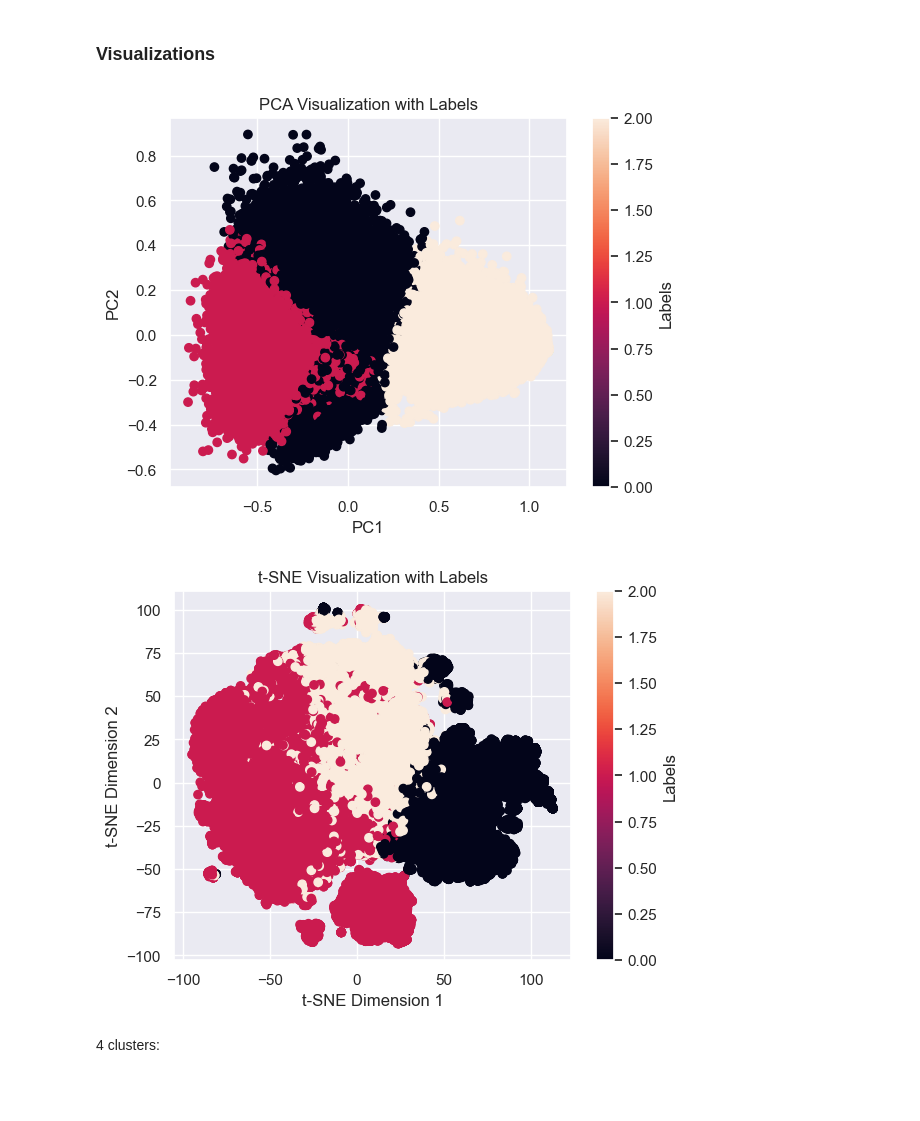
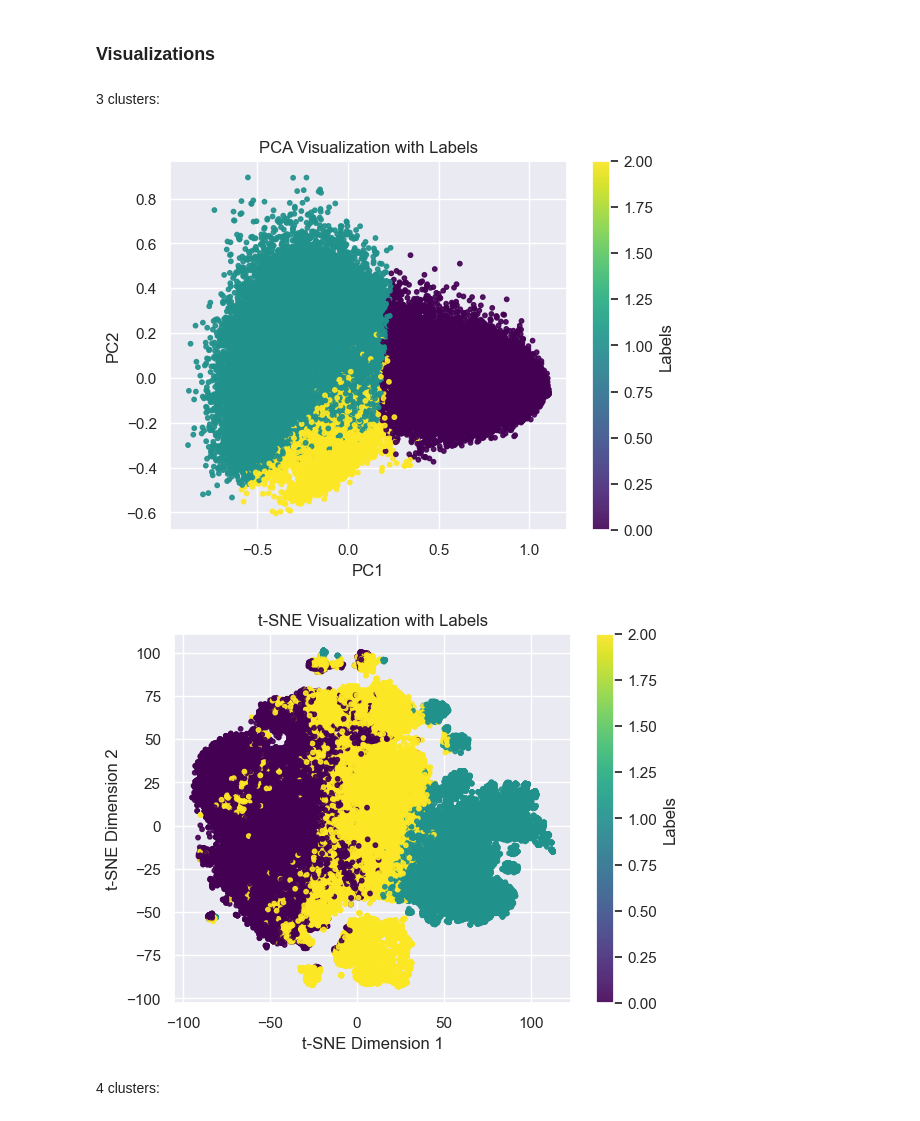
Before and after one commit to tomaszzywicki/Soccer-matches-data-analysis, a Jupyter notebook: code/KM3/models.ipynb, the cells around one changed output. Drawn from its saved outputs; the diff is of its cells as text; code cells hidden in the pictures; blank space fills up the shorter version.

Commit message:
improve plots

```diff
--- a/code/KM3/models.ipynb
+++ b/code/KM3/models.ipynb
@@ -21,16 +21,16 @@ from sklearn.metrics import davies_bouldin_score
 # %%
 df = pd.read_csv("../../data/after_fe_data.csv")
 # %%
-def visualize_pca_dataset_labels(dataframe, labels):
-    # Perform PCA on the dataframe
+def visualize_pca_dataset_labels(dataframe, labels, highlight=[], alpha=0.9, s=10, cmap='viridis'):
     pca = PCA(n_components=2)
     pca_data = pca.fit_transform(dataframe)
-    print(pca_data.shape)
-    print(pca_data[:, 0].shape)
-    print(pca_data[:, 1].shape)
 
-    # Create a scatter plot of the PCA data with labels as colors
-    plt.scatter(pca_data[:, 0], pca_data[:, 1], c=labels)
+    if highlight:
+        alphas = [0 if label not in highlight else alpha for label in labels]
+    else:
+        alphas = alpha
+
+    plt.scatter(pca_data[:, 0], pca_data[:, 1], c=labels, alpha=alphas, cmap=cmap, s=s)
     plt.xlabel('PC1')
     plt.ylabel('PC2')
     plt.title('PCA Visualization with Labels')
@@ -38,13 +38,11 @@ def visualize_pca_dataset_labels(dataframe, labels):
     plt.show()
 
 
-def visualize_tsne_dataset_labels(dataframe, labels):
-    # Perform t-SNE on the dataframe
+def visualize_tsne_dataset_labels(dataframe, labels, alpha=0.9, s=10, cmap='viridis'):
     tsne = TSNE(n_components=2, random_state=0)
     tsne_data = tsne.fit_transform(dataframe)
 
-    # Create a scatter plot of the t-SNE data with labels as colors
-    plt.scatter(tsne_data[:, 0], tsne_data[:, 1], c=labels)
+    plt.scatter(tsne_data[:, 0], tsne_data[:, 1], c=labels, alpha=alpha, cmap=cmap, s=s)
     plt.xlabel('t-SNE Dimension 1')
     plt.ylabel('t-SNE Dimension 2')
     plt.title('t-SNE Visualization with Labels')
@@ -88,8 +86,8 @@ metrics_plots(df, 6)
 # %% [markdown]
 ### Implementing kmeans for 3 and 4 clusters
 # %%
-kmeans = KMeans(3, random_state=0)
-kmeans.fit(df)
+kmeans_3 = KMeans(3, random_state=0)
+kmeans_3.fit(df)
 # %% [output]
 KMeans(n_clusters=3, random_state=0)
 # %%
@@ -120,6 +124,6 @@ visualize_tsne_dataset_labels(df, kmeans_4.labels_)
 # %%
-miniBatch = cluster.MiniBatchKMeans(3)
-miniBatch.fit(df)
+miniBatch_3 = cluster.MiniBatchKMeans(3)
+miniBatch_3.fit(df)
 # %% [output]
 MiniBatchKMeans(n_clusters=3)
 # %%
@@ -129,14 +133,16 @@ miniBatch_4.fit(df)
 MiniBatchKMeans(n_clusters=4)
 # %% [markdown]
 ### Visualizations
+# %% [markdown]
+3 clusters:
 # %%
-visualize_pca_dataset_labels(df, miniBatch.labels_)
+visualize_pca_dataset_labels(df, miniBatch_3.labels_)
 # %% [output]
-[figure, old version]
+[figure, new version]
 # %%
-visualize_tsne_dataset_labels(df, miniBatch.labels_)
+visualize_tsne_dataset_labels(df, miniBatch_3.labels_)
 # %% [output]
-[figure, old version]
+[figure, new version]
 # %% [markdown]
 4 clusters:
 # %%
```
Also changed, not shown: parts of 20 cells of this notebook, 1 other file.
